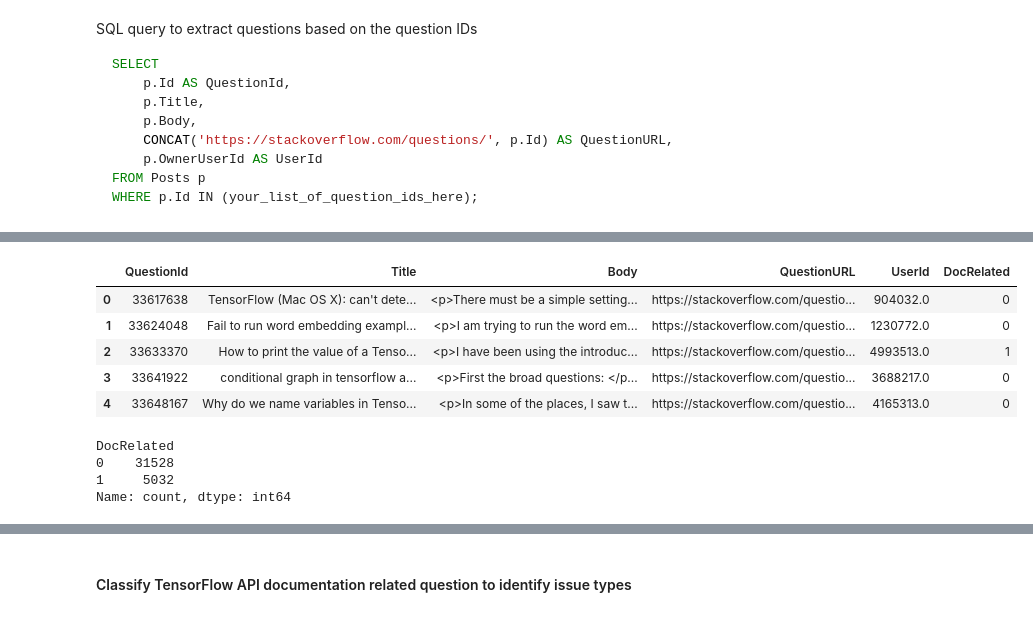
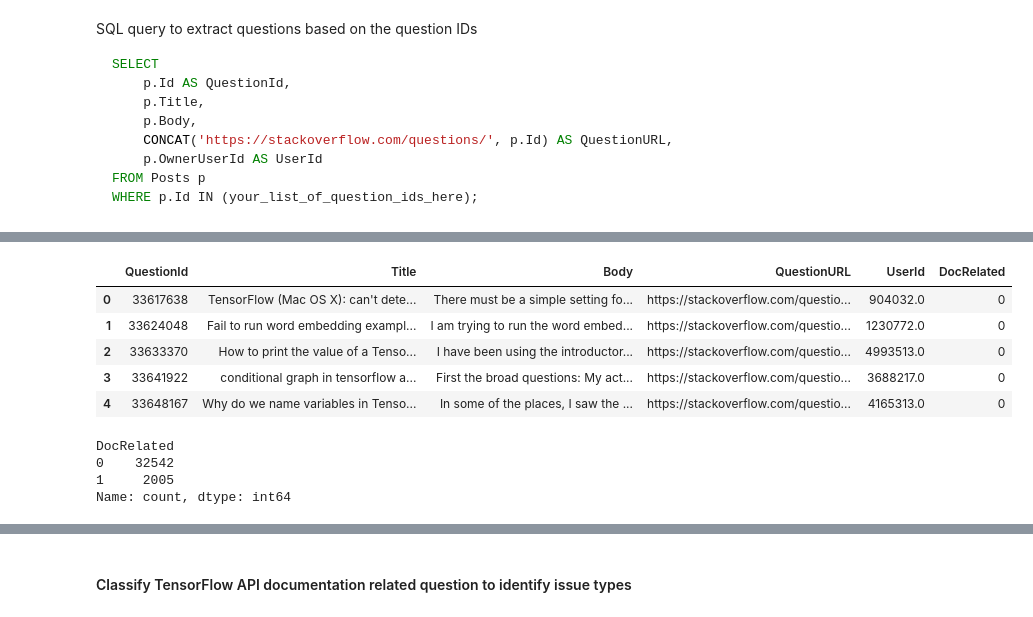
Before and after one commit to sharukat/docchameleon, a Jupyter notebook: doc_customizer_llm/customizer.ipynb, the cells around one changed output, grey strips where cells are left out. Drawn from its saved outputs; the diff is of its cells as text; code cells hidden in the pictures.

Commit message:
Commit 03: New classifier results

````diff
--- a/doc_customizer_llm/customizer.ipynb
+++ b/doc_customizer_llm/customizer.ipynb
@@ -140,6 +149,7 @@ WHERE p.Id IN (your_list_of_question_ids_here);
 ```
 # %%
 tf_api_ques = pd.read_csv(os.path.join(s.DATA_PATH, "tf_api_questions_v1.csv"))
+tf_api_ques['Body'] = tf_api_ques['Body'].apply(utils.text_preprocessor)
 tf_api_ques
 # %% [output]
 |  | QuestionId | Title | Body | QuestionURL | UserId |
@@ -158,21 +168,22 @@ tf_api_ques
 # %%
 doc_related = []
-model = SetFitModel.from_pretrained("sharukat/sbert-questionclassifier")
+model = SetFitModel.from_pretrained("sharukat/so_mpnet-base_question_classifier")
 
 #  Run inference
 for index, row in tqdm(tf_api_ques.iterrows(), total=tf_api_ques.shape[0]):
     preds = model(row['Body'])
     doc_related.append(preds)
 
+
 tf_api_ques['DocRelated'] = doc_related
 tf_api_ques.head()
 # %% [output]
 |  | QuestionId | Title | Body | QuestionURL | UserId | DocRelated |
-| 0 | 33617638 | TensorFlow (Mac OS X): can't dete... | <p>There must be a simple setting... | https://stackoverflow.com/questio... | 904032.0 | 0 |
-| 1 | 33624048 | Fail to run word embedding exampl... | <p>I am trying to run the word em... | https://stackoverflow.com/questio... | 1230772.0 | 0 |
-| 2 | 33633370 | How to print the value of a Tenso... | <p>I have been using the introduc... | https://stackoverflow.com/questio... | 4993513.0 | 1 |
-| 3 | 33641922 | conditional graph in tensorflow a... | <p>First the broad questions: </p... | https://stackoverflow.com/questio... | 3688217.0 | 0 |
-| 4 | 33648167 | Why do we name variables in Tenso... | <p>In some of the places, I saw t... | https://stackoverflow.com/questio... | 4165313.0 | 0 |
+| 0 | 33617638 | TensorFlow (Mac OS X): can't dete... | There must be a simple setting fo... | https://stackoverflow.com/questio... | 904032.0 | 0 |
+| 1 | 33624048 | Fail to run word embedding exampl... | I am trying to run the word embed... | https://stackoverflow.com/questio... | 1230772.0 | 0 |
+| 2 | 33633370 | How to print the value of a Tenso... | I have been using the introductor... | https://stackoverflow.com/questio... | 4993513.0 | 0 |
+| 3 | 33641922 | conditional graph in tensorflow a... | First the broad questions: My act... | https://stackoverflow.com/questio... | 3688217.0 | 0 |
+| 4 | 33648167 | Why do we name variables in Tenso... | In some of the places, I saw the ... | https://stackoverflow.com/questio... | 4165313.0 | 0 |
 # %%
 tf_api_ques.to_csv(os.path.join(s.DATA_PATH, "tf_api_questions_v2.csv"))
 tf_doc_related_ques = tf_api_ques[tf_api_ques['DocRelated'] == 1]
@@ -181,8 +192,8 @@ tf_doc_related_ques.to_csv(os.path.join(s.DATA_PATH, "tf_doc_api_questions_v0.cs
 tf_api_ques['DocRelated'].value_counts()
 # %% [output]
 DocRelated
-0    31528
-1     5032
+0    32542
+1     2005
 Name: count, dtype: int64
 # %%
 df = pd.read_csv(os.path.join(s.DATA_PATH, "tf_api_questions_v2.csv"))
````
Also changed, not shown: parts of 13 cells of this notebook, 18 other files.
